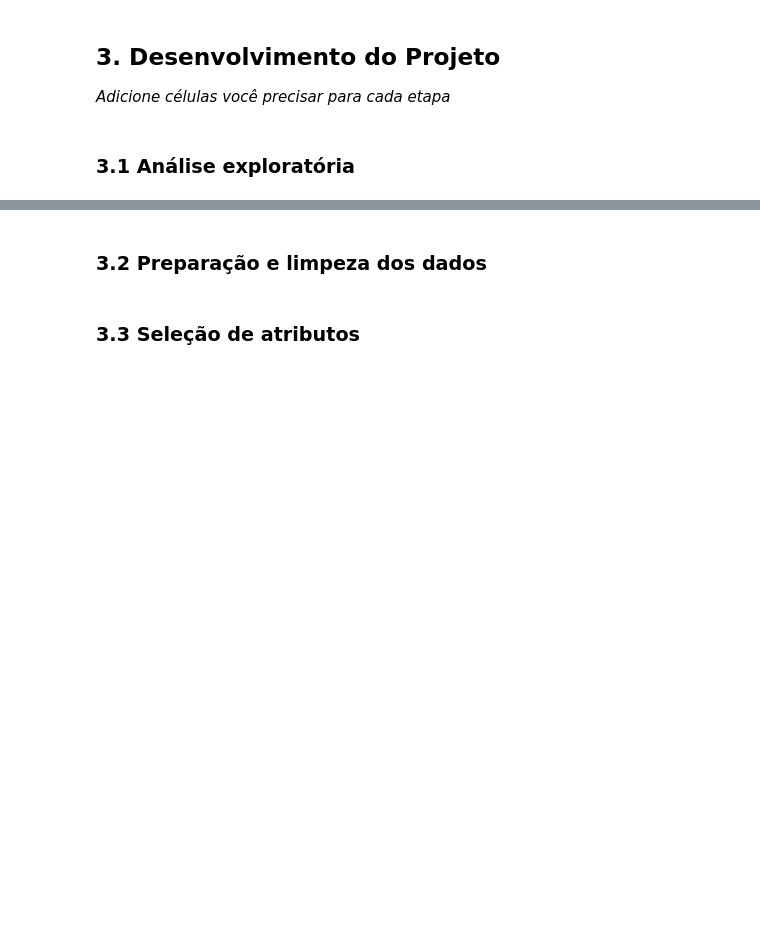
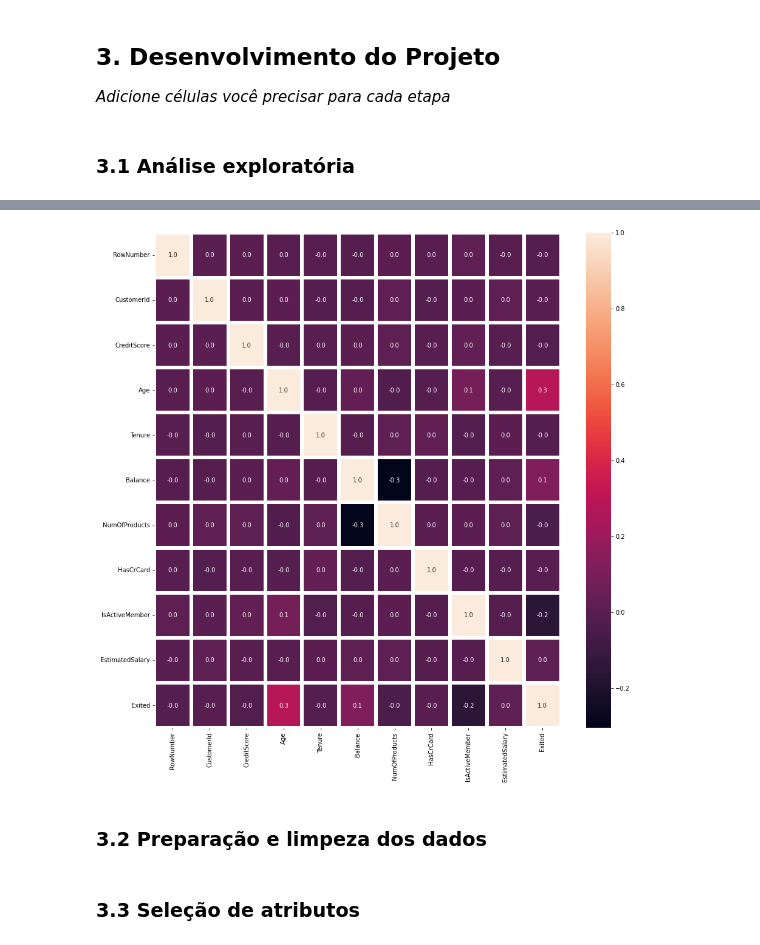
Before and after one commit to rheideier/br-classification-project, a Jupyter notebook: classification-project-br.ipynb, the cells around one changed output, grey strips where cells are left out. Drawn from its saved outputs; the diff is of its cells as text; code cells hidden in the pictures; blank space fills up the shorter version.

```diff
--- a/classification-project-br.ipynb
+++ b/classification-project-br.ipynb
@@ -87,3 +108,9 @@ df.head()
+# %%
+correlation = df.corr()
+plt.figure(figsize=(15,15))
+plot = sns.heatmap(correlation, annot = True, fmt="0.1f", linewidths=5)
+# %% [output]
+[figure, added]
 # %% [markdown]
 ### 3.2 Preparação e limpeza dos dados
 # %%
```
Also changed, not shown: parts of 3 cells of this notebook.
